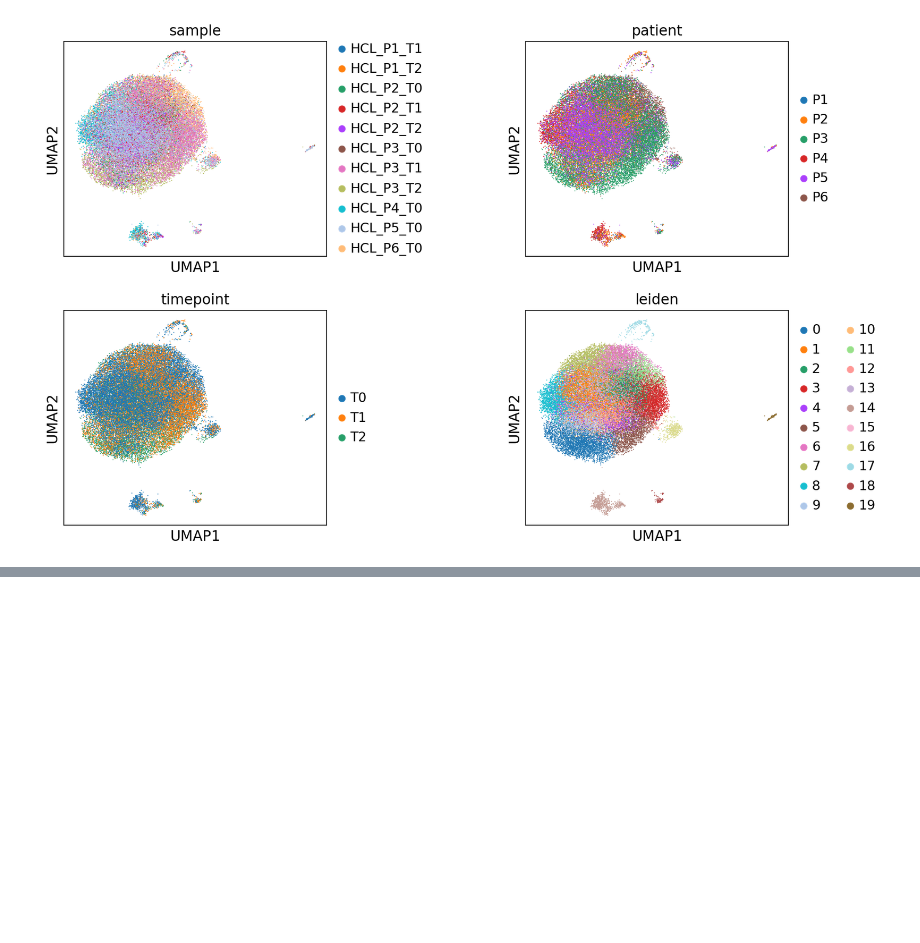
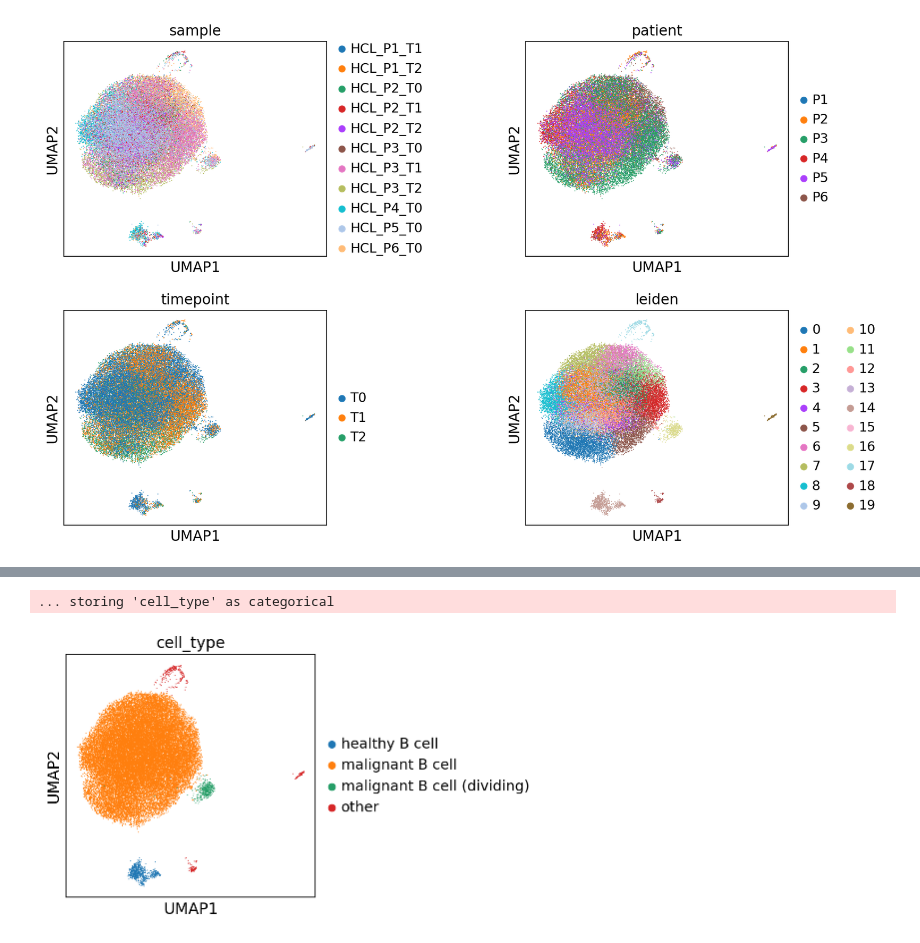
Before and after one commit to icbi-lab/hcl_atlas, a Jupyter notebook: analyses/30_merge_adata/merge_adatas.ipynb, the cells around one changed output, grey strips where cells are left out. Cells and saved outputs as stored; diff of their text form; code cells hidden in the pictures; blank space fills up the shorter version.

```diff
--- a/analyses/30_merge_adata/merge_adatas.ipynb
+++ b/analyses/30_merge_adata/merge_adatas.ipynb
@@ -171,3 +196,19 @@ sc.pl.umap(adata, color=["EPCAM", "CD3E", "CDK1", "CD79A"], ncols=2)
+# %%
+adata.obs["cell_type"] = [
+    "malignant B cell"
+    if clus in ["0", "1", "3", "5", "4", "2"]
+    else "malignant B cell (dividing)"
+    if clus == "7"
+    else "healthy B cell"
+    if clus == "6"
+    else "other"
+    for clus in adata.obs["leiden_scvi"]
+]
+# %%
+sc.pl.umap(adata, color="cell_type")
+# %% [output]
+... storing 'cell_type' as categorical
+[figure, added]
 # %%
 !mkdir -p "../../data/30_merge_adata/"
 # %%
```
Also changed, not shown: parts of 12 cells of this notebook, 10 other files.
